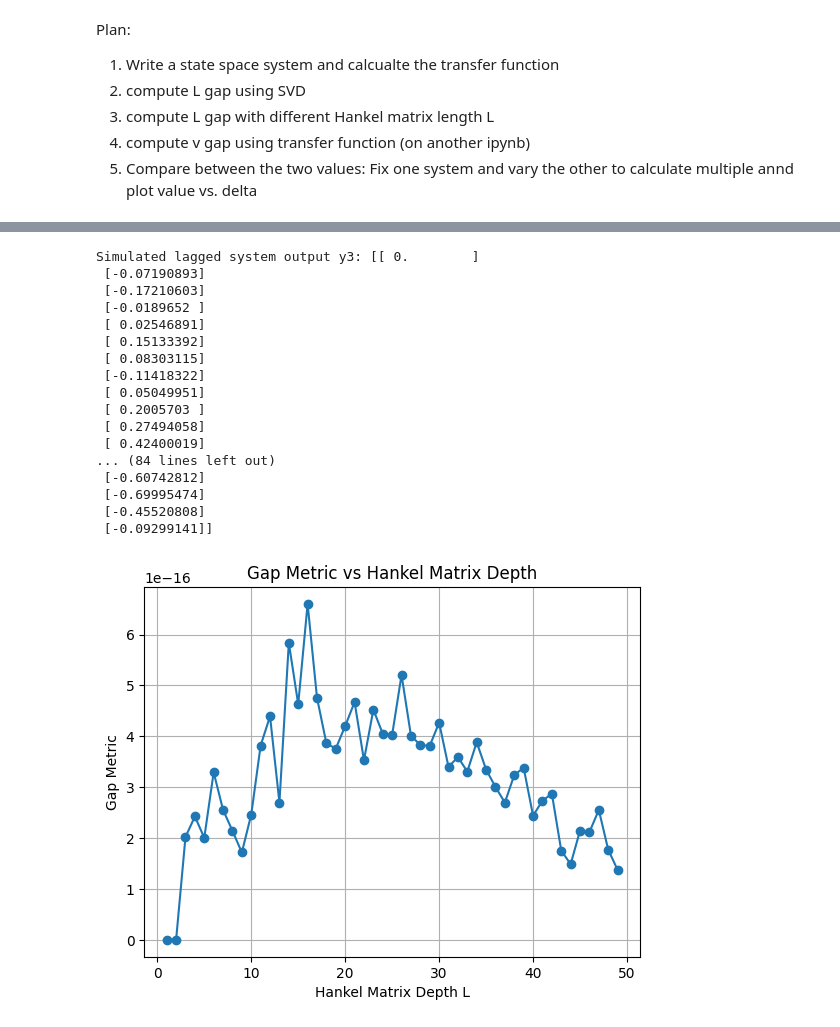
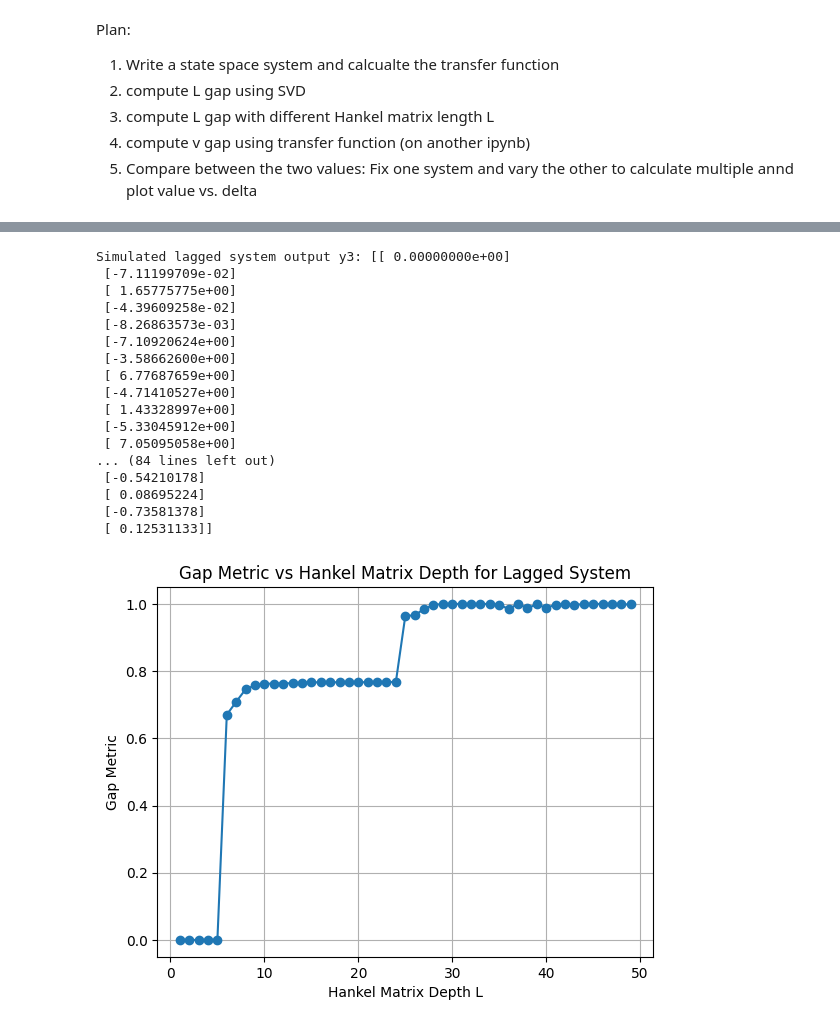
Before and after one commit to PeilinZhang/4YP, a Jupyter notebook: SVD.ipynb, the cells around one changed output, grey strips where cells are left out. Cells and saved outputs as stored; diff of their text form; code cells hidden in the pictures.

Commit message:
simpler system

```diff
--- a/SVD.ipynb
+++ b/SVD.ipynb
@@ -477,6 +487,7 @@ L-gap = 0.6278106015676019
 Ls = range(1, 50)
 # print(list(Ls))
 gap_values = []
+gap_values2 = []
 for L in Ls:
     H_ui = hankel_matrix(u, L)
     H_y1i = hankel_matrix(y1, L)
@@ -484,15 +495,25 @@ for L in Ls:
     #stacked Hankels
     H_y1i2 = np.vstack([H_ui, H_y1i])
     H_y2i2 = np.vstack([H_ui, H_y2i])
-    gap_value = Lgap_metric2(H_y1i2, H_y2i2, m, n, L)
+    gap_value, _ = Lgap_metric(H_y1i2, H_y2i2)
+    gap_value2, _, _, _ = Lgap_metric2(H_y1i2, H_y2i2, m, n, L, use_alt_formula=False)
     gap_values.append(gap_value)
+    gap_values2.append(gap_value2)
 
 #plotting gap vs L
 plt.figure()
 plt.plot(Ls, gap_values, marker='o')
 plt.xlabel('Hankel Matrix Depth L')
 plt.ylabel('Gap Metric')
-plt.title('Gap Metric vs Hankel Matrix Depth')
+plt.title('Gap Metric vs Hankel Matrix Depth (Method 1)')
 plt.grid()
 plt.show()
+#second plot
+plt.figure()
+plt.plot(Ls, gap_values2, marker='o')
+plt.xlabel('Hankel Matrix Depth L')
+plt.ylabel('Gap Metric')
+plt.title('Gap Metric vs Hankel Matrix Depth (Method 2)')
+plt.grid()
+plt.show()
 # %% [output]
@@ -578,5 +600,5 @@ LQR Gain K0: [[-0.08972085 -0.01741269]]
 # %%
-#TODO: put a lagged plant and compare how the metric changes
+#put a and compare how the metric changes
 # get a lagged system response
 def simulate_system_lag(A, B, C, D, u, A1, B1, C1, D1, lag = 1, x0=None):
     """
@@ -604,50 +626,50 @@ def simulate_system_lag(A, B, C, D, u, A1, B1, C1, D1, lag = 1, x0=None):
         y[k]   = C @ x[k] + D @ u[k] + C1 @ x[k-lag] + D1 @ u[k-lag]
 
     return x, y
 
-# x3, y3 = simulate_system_lag(A1, B1, C1, D1, u, A2, B2, C2, D2, lag=10)
-x3, y3 = simulate_system(A1, B1, C1, D1, u)
+x3, y3 = simulate_system_lag(A1, B1, C1, D1, u, A2, B2, C2, D2, lag=1)
+# x3, y3 = simulate_system(A1, B1, C1, D1, u)
 print("Simulated lagged system output y3:", y3)
 print("Original system output y1:", y1)
 #3.1
 #build Hankel matrices with different depth L and compute gap
 Ls = range(1, 50)
 # print(list(Ls))
 gap_values = []
 for L in Ls:
     H_ui = hankel_matrix(u, L)
     H_y1i = hankel_matrix(y1, L)
     H_y2i = hankel_matrix(y3, L)
     #stacked Hankels
     H_y1i2 = np.vstack([H_ui, H_y1i])
     H_y2i2 = np.vstack([H_ui, H_y2i])
     gap_value = Lgap_metric2(H_y1i2, H_y2i2, m, n, L)
     gap_values.append(gap_value)
 
 #plotting gap vs L
 plt.figure()
 plt.plot(Ls, gap_values, marker='o')
 plt.xlabel('Hankel Matrix Depth L')
 plt.ylabel('Gap Metric')
-plt.title('Gap Metric vs Hankel Matrix Depth')
+plt.title('Gap Metric vs Hankel Matrix Depth for Lagged System')
 plt.grid()
 plt.show()
 # %% [output]
-Simulated lagged system output y3: [[ 0.        ]
- [-0.07190893]
- [-0.17210603]
- [-0.0189652 ]
- [ 0.02546891]
- [ 0.15133392]
- [ 0.08303115]
- [-0.11418322]
- [ 0.05049951]
- [ 0.2005703 ]
- [ 0.27494058]
- [ 0.42400019]
+Simulated lagged system output y3: [[ 0.00000000e+00]
+ [-7.11199709e-02]
+ [ 1.65775775e+00]
+ [-4.39609258e-02]
+ [-8.26863573e-03]
+ [-7.10920624e+00]
+ [-3.58662600e+00]
+ [ 6.77687659e+00]
+ [-4.71410527e+00]
+ [ 1.43328997e+00]
+ [-5.33045912e+00]
+ [ 7.05095058e+00]
 ... (84 lines left out)
- [-0.60742812]
- [-0.69995474]
- [-0.45520808]
- [-0.09299141]]
+ [-0.54210178]
+ [ 0.08695224]
+ [-0.73581378]
+ [ 0.12531133]]
-[figure, old version]
+[figure, new version]
```
Also changed, not shown: parts of 8 cells of this notebook, 3 other files.
